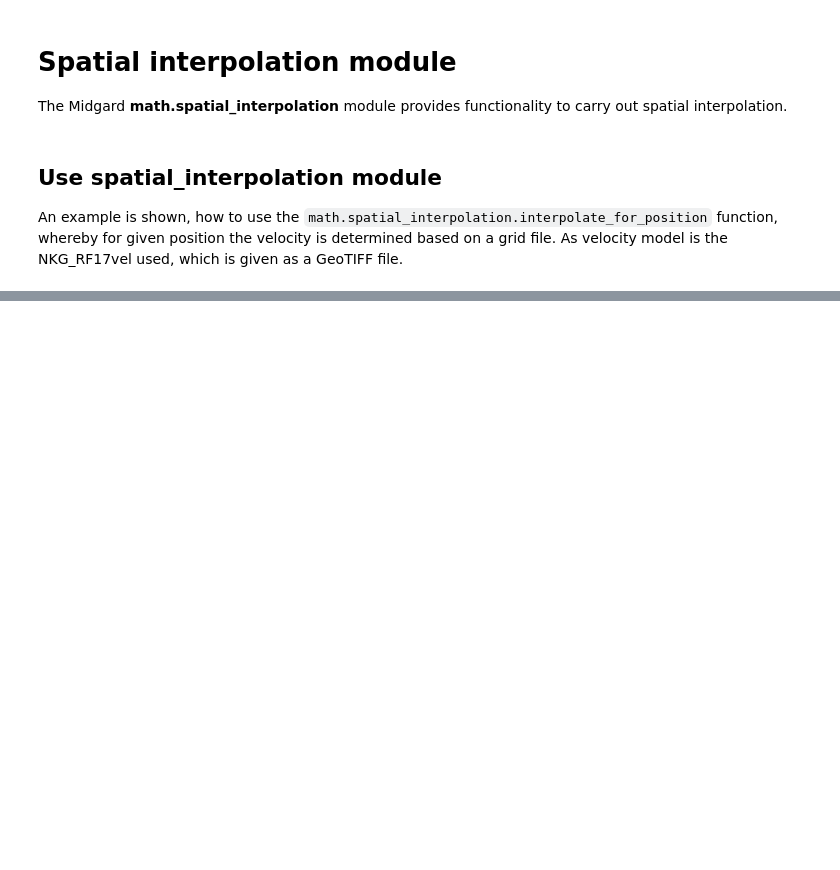
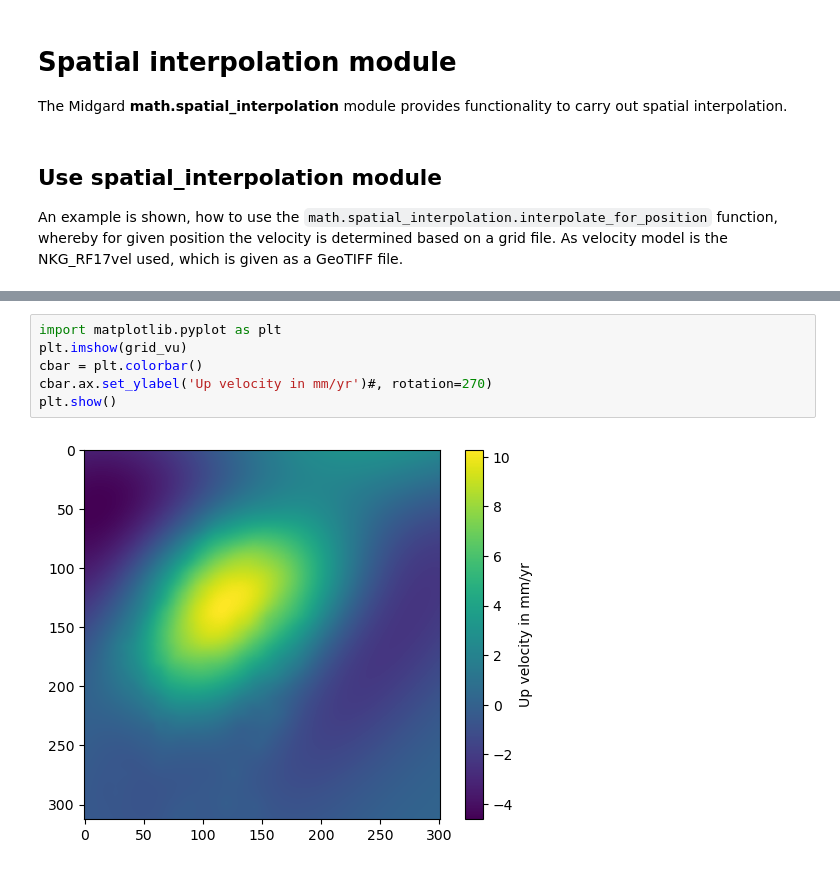
Before and after one commit to kartverket/midgard, a Jupyter notebook: notebooks/math/spatial_interpolation.ipynb, the cells around one changed output, grey strips where cells are left out. Saved outputs shown, nothing was run; the diff lists cells and outputs as text; blank space fills up the shorter version.

```diff
--- a/notebooks/math/spatial_interpolation.ipynb
+++ b/notebooks/math/spatial_interpolation.ipynb
@@ -53,0 +58,8 @@ print(f"Velocity: ({ve:.4f}, {vn:.4f}, {vu:.4f}) mm/yr for LAT {lat:.3f} deg, LO
+# %%
+import matplotlib.pyplot as plt
+plt.imshow(grid_vu)
+cbar = plt.colorbar()
+cbar.ax.set_ylabel('Up velocity in mm/yr')#, rotation=270)
+plt.show()
+# %% [output]
+[figure, added]
```
Also changed, not shown: parts of 2 cells of this notebook.
